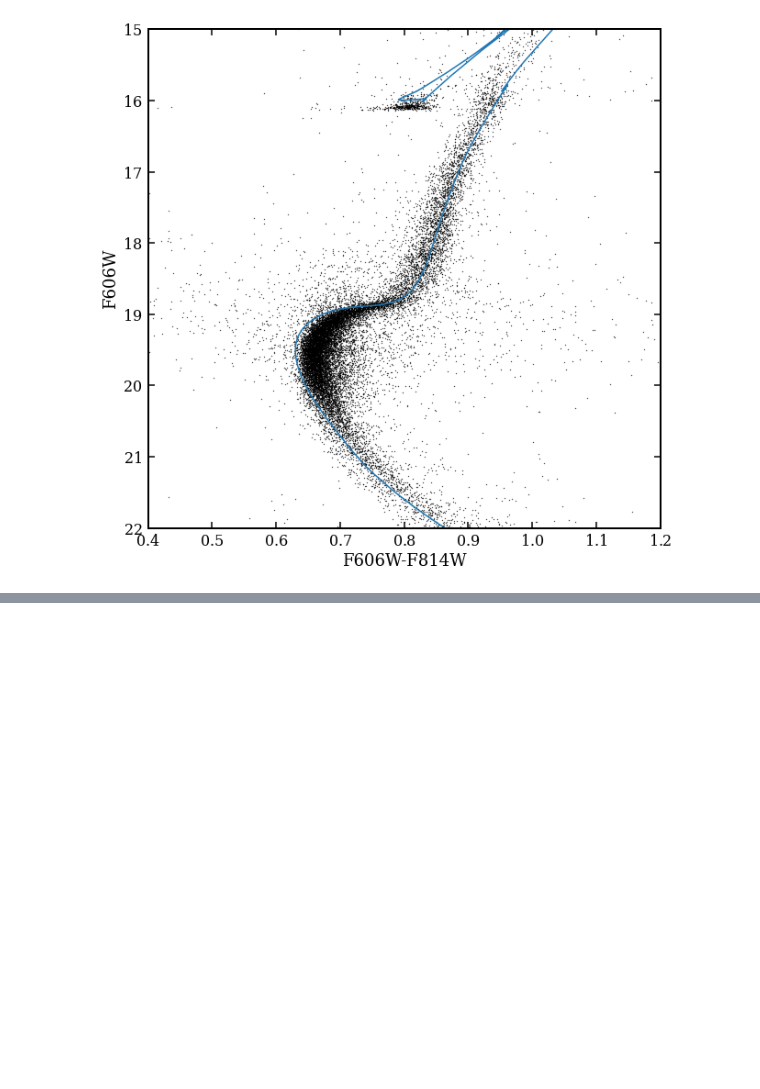
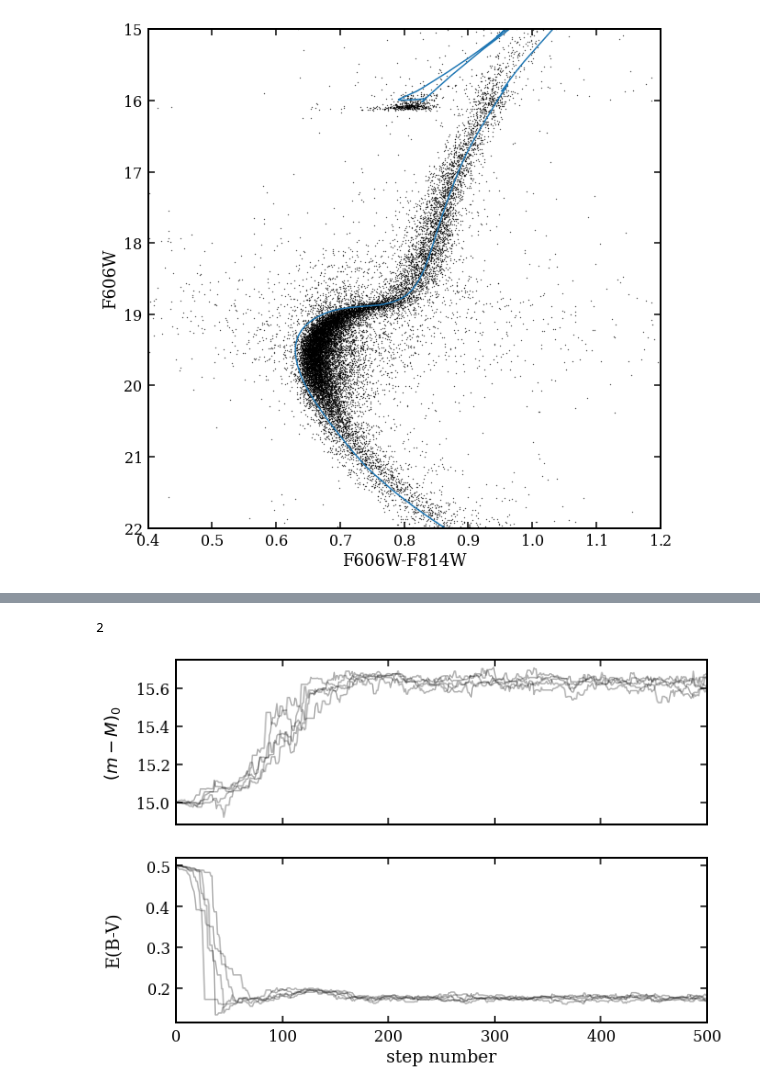
Before and after one commit to AndrewGraus/GC_project_code, a Jupyter notebook: MCMC_tests.ipynb, the cells around one changed output, grey strips where cells are left out. Saved outputs shown, nothing was run; the diff lists cells and outputs as text; code cells hidden in the pictures; blank space fills up the shorter version.

```diff
--- a/MCMC_tests.ipynb
+++ b/MCMC_tests.ipynb
@@ -246,0 +319,10 @@ plt.show()
+# %%
+#I should just be able to slot this function into emcee and let it rip?
+obs_cmd_color, obs_cmd_mag = F606-F814,F606
+
+pos = np.array([15.,0.5]) + 1.0e-3*np.random.randn(5, 2) #I think this is an initial guess to give the MCMC
+nwalkers, ndim = 5, 2 #I think ndim is the number of free parameters
+
+sampler = emcee.EnsembleSampler(nwalkers, ndim, log_probability, args=(obs_cmd_color, obs_cmd_mag,'../Basti_isochrones/FEHm105/10000z0027800y275P04O1D1E1.isc_wfc3'))
+
+sampler.run_mcmc(pos, 500, progress=True)
@@ -246,0 +347,17 @@ plt.show()
+# %%
+print(ndim)
+
+fig, axes = plt.subplots(2, figsize=(10, 7), sharex=True)
+samples = sampler.get_chain()
+labels = [r"$(m-M)_{0}$", "E(B-V)"]
+for i in range(ndim):
+    ax = axes[i]
+    ax.plot(samples[:, :, i], "k", alpha=0.3)
+    ax.set_xlim(0, len(samples))
+    ax.set_ylabel(labels[i])
+    ax.yaxis.set_label_coords(-0.1, 0.5)
+
+axes[-1].set_xlabel("step number");
+# %% [output]
+2
+[figure, added]
```
Also changed, not shown: parts of 6 cells of this notebook.
